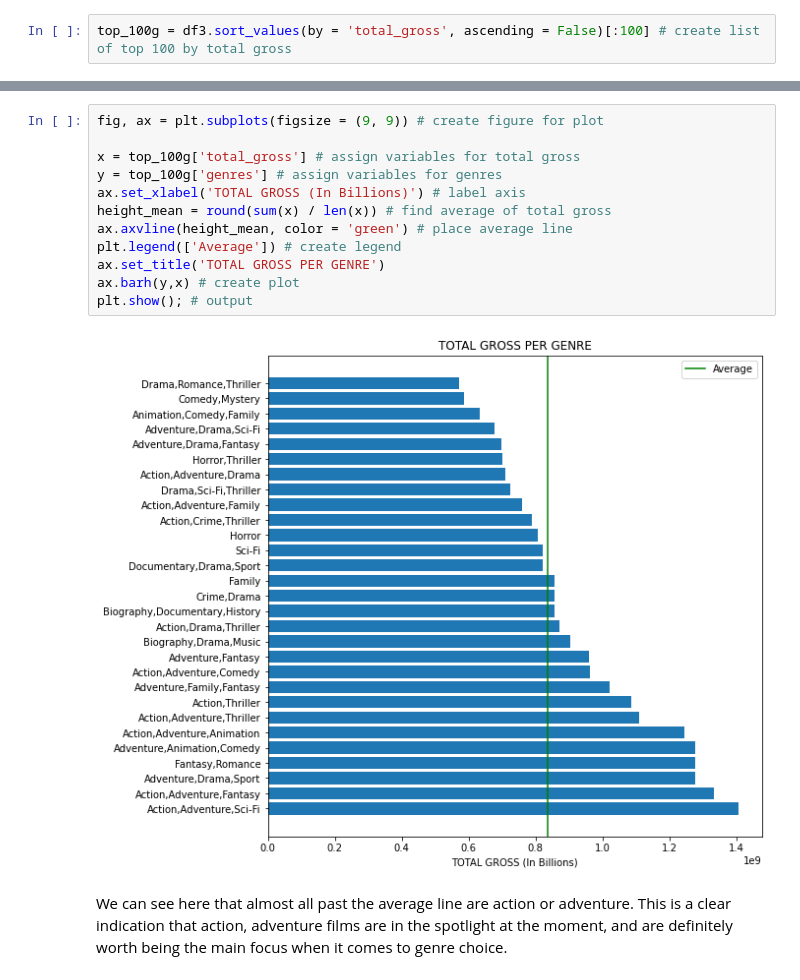
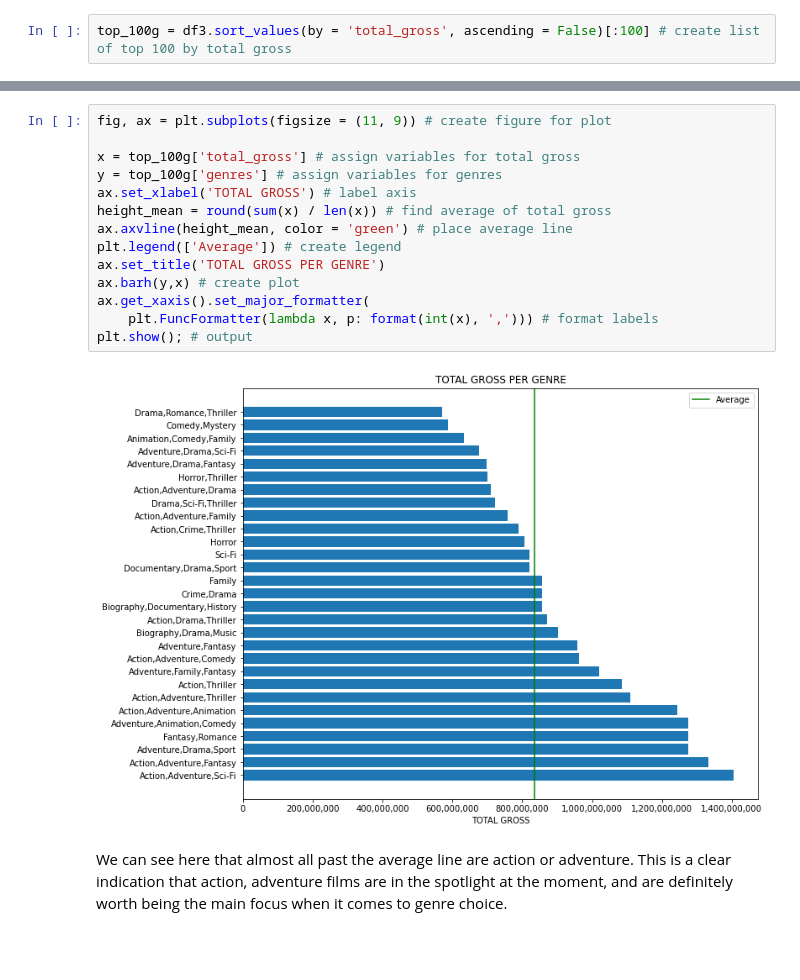
Before and after one commit to Djohnson1313/Phase_2_Project, a Jupyter notebook: Phase.2.project.notebook.ipynb, the cells around one changed output, grey strips where cells are left out. Saved outputs shown, nothing was run; the diff lists cells and outputs as text; blank space fills up the shorter version.

```diff
--- a/Phase.2.project.notebook.ipynb
+++ b/Phase.2.project.notebook.ipynb
@@ -652,19 +635,21 @@ top_100g.head() # view first five of dataframe
 | 2753 | Jurassic World: Fallen Kingdom | Uni. | 417700000.00 | 891800000.00 | 2018 | 1309500000.00 | tt4881806 | Jurassic World: Fallen Kingdom | ... |
 | 952 | Frozen | BV | 400700000.00 | 875700000.00 | 2013 | 1276400000.00 | tt1323045 | Frozen | ... |
 # %%
-fig, ax = plt.subplots(figsize = (9, 9)) # create figure for plot
+fig, ax = plt.subplots(figsize = (11, 9)) # create figure for plot
 
 x = top_100g['total_gross'] # assign variables for total gross
 y = top_100g['genres'] # assign variables for genres
-ax.set_xlabel('TOTAL GROSS (In Billions)') # label axis
+ax.set_xlabel('TOTAL GROSS') # label axis
 height_mean = round(sum(x) / len(x)) # find average of total gross
 ax.axvline(height_mean, color = 'green') # place average line
 plt.legend(['Average']) # create legend
 ax.set_title('TOTAL GROSS PER GENRE')
 ax.barh(y,x) # create plot
+ax.get_xaxis().set_major_formatter(
+    plt.FuncFormatter(lambda x, p: format(int(x), ','))) # format labels
 plt.show(); # output
 # %% [output]
-[figure, old version]
+[figure, new version]
 # %% [markdown]
 We can see here that almost all past the average line are action or adventure. This is a clear indication that action, adventure films are in the spotlight at the moment, and are definitely worth being the main focus when it comes to genre choice.
 # %% [markdown]
```
Also changed, not shown: parts of 25 cells of this notebook.
